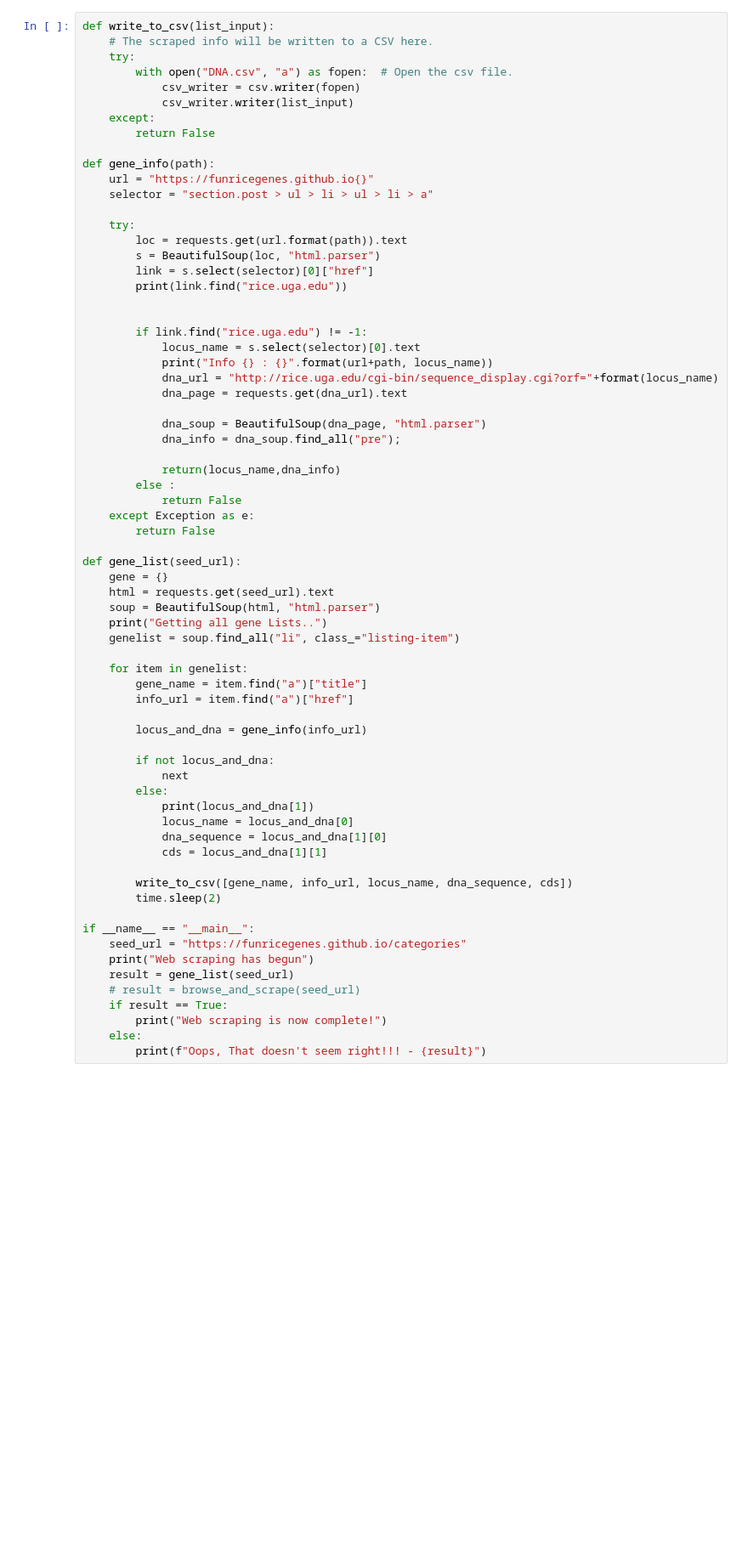
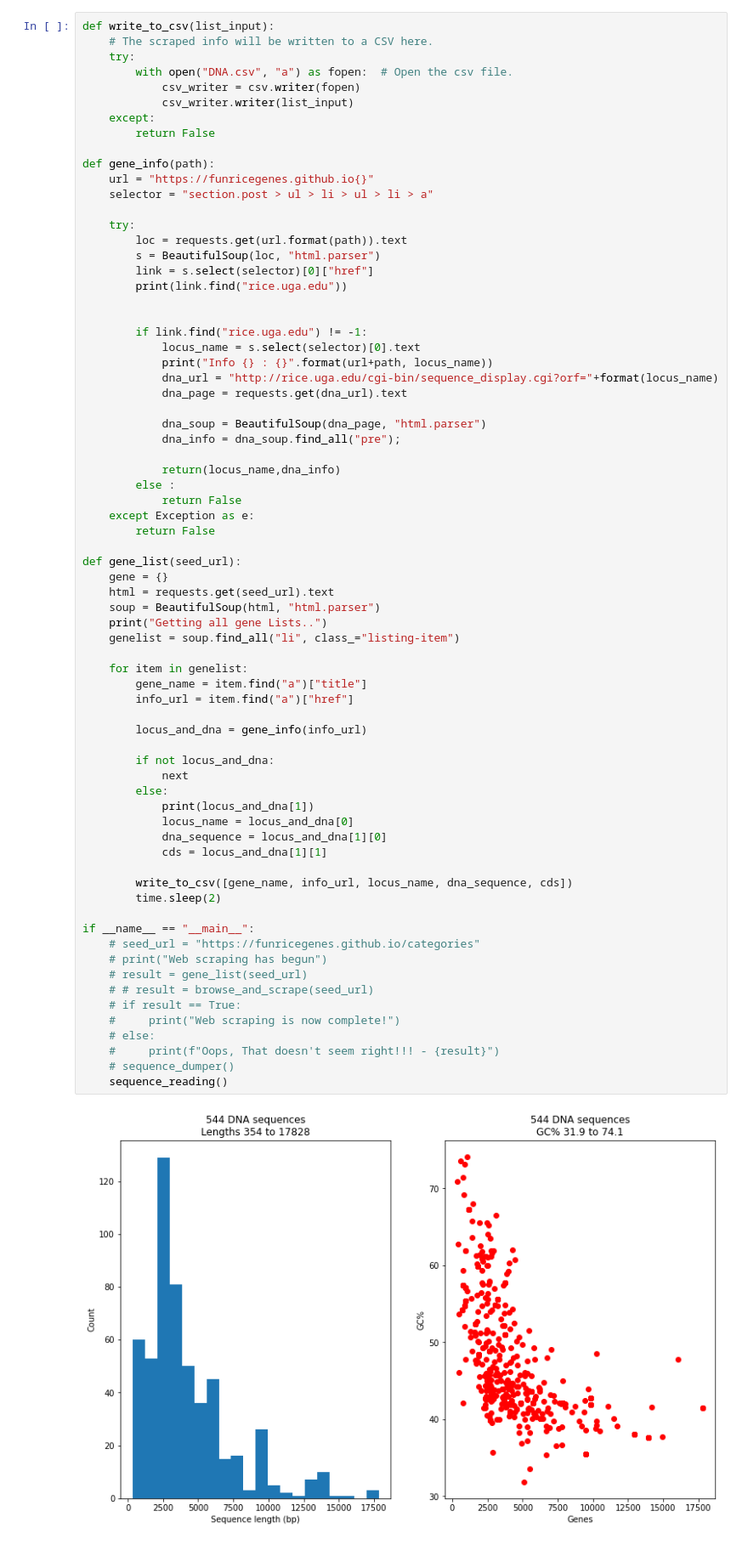
Before and after one commit to rezataqyuddin/ricednacollector, a Jupyter notebook: selenium_rice.ipynb, the cells around one changed output. Shown: that part at 85% size. Saved outputs shown, nothing was run; the diff lists cells and outputs as text; blank space fills up the shorter version.

Commit message:
Add Splitting and reading dataset function

```diff
--- a/selenium_rice.ipynb
+++ b/selenium_rice.ipynb
@@ -39,38 +126,41 @@ def gene_info(path):
             return False
     except Exception as e:
         return False
 
 def gene_list(seed_url):
     gene = {}
     html = requests.get(seed_url).text
     soup = BeautifulSoup(html, "html.parser")
     print("Getting all gene Lists..")
     genelist = soup.find_all("li", class_="listing-item")
 
     for item in genelist:
         gene_name = item.find("a")["title"]
         info_url = item.find("a")["href"]
 
         locus_and_dna = gene_info(info_url)
 
         if not locus_and_dna:
             next
         else:
             print(locus_and_dna[1])
             locus_name = locus_and_dna[0]
             dna_sequence = locus_and_dna[1][0]
             cds = locus_and_dna[1][1]
 
         write_to_csv([gene_name, info_url, locus_name, dna_sequence, cds])
         time.sleep(2)
 
 if __name__ == "__main__":
-    seed_url = "https://funricegenes.github.io/categories"
-    print("Web scraping has begun")
-    result = gene_list(seed_url)
-    # result = browse_and_scrape(seed_url)
-    if result == True:
-        print("Web scraping is now complete!")
-    else:
-        print(f"Oops, That doesn't seem right!!! - {result}")
+    # seed_url = "https://funricegenes.github.io/categories"
+    # print("Web scraping has begun")
+    # result = gene_list(seed_url)
+    # # result = browse_and_scrape(seed_url)
+    # if result == True:
+    #     print("Web scraping is now complete!")
+    # else:
+    #     print(f"Oops, That doesn't seem right!!! - {result}")
+    # sequence_dumper()
+    sequence_reading()
 # %% [output]
+[figure, added]
```
Also changed, not shown: parts of 4 cells of this notebook, 1 other file.
